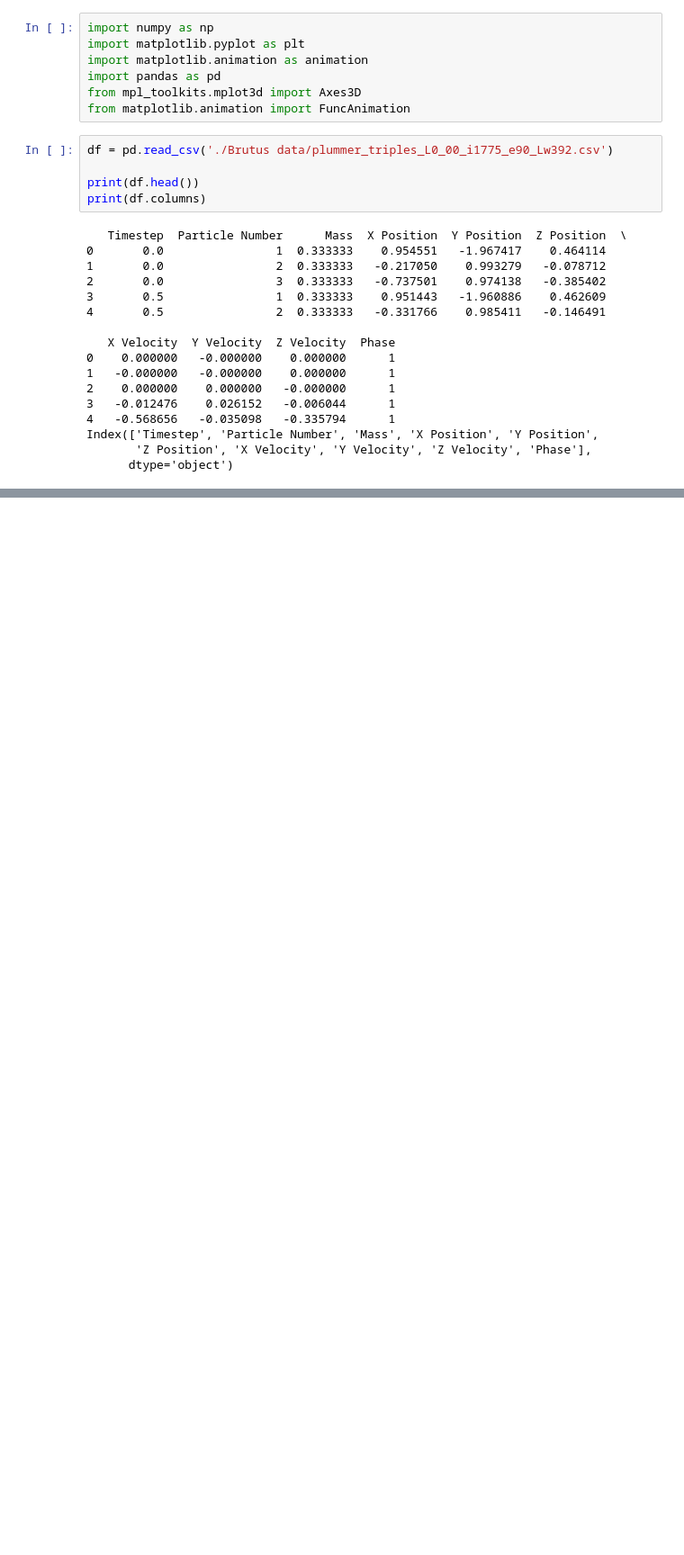
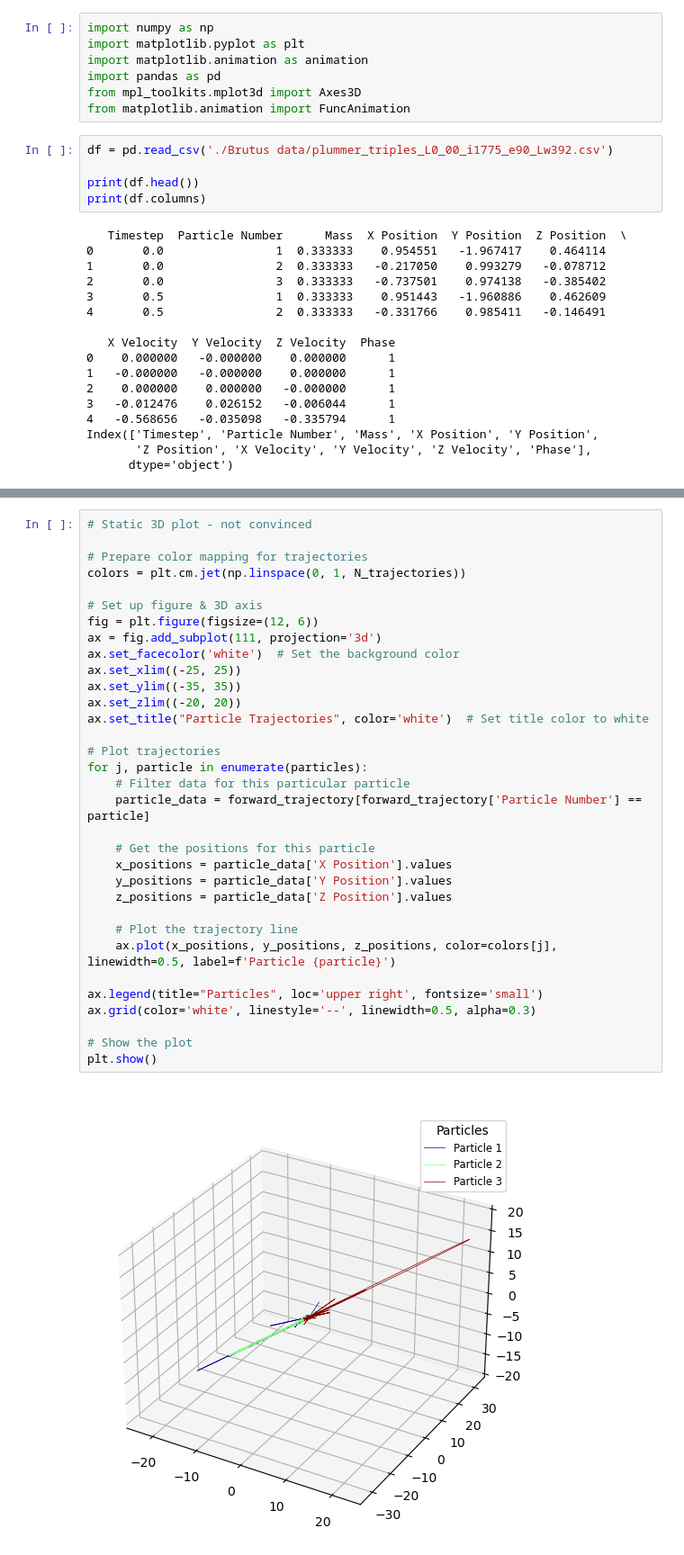
Before and after one commit to martinacacciola/Detecting-Chaos, a Jupyter notebook: Plot_Trajectory.ipynb, the cells around one changed output, grey strips where cells are left out. Shown at 90% size. Drawn from its saved outputs; the diff is of its cells as text; blank space fills up the shorter version.

```diff
--- a/Plot_Trajectory.ipynb
+++ b/Plot_Trajectory.ipynb
@@ -217,3 +242,38 @@ Animating frame 4699
 Animating frame 4700
 Animating frame 4701
 Animating frame 4702
+# %%
+# Static 3D plot - not convinced
+
+# Prepare color mapping for trajectories
+colors = plt.cm.jet(np.linspace(0, 1, N_trajectories))
+
+# Set up figure & 3D axis
+fig = plt.figure(figsize=(12, 6))
+ax = fig.add_subplot(111, projection='3d')
+ax.set_facecolor('white')  # Set the background color
+ax.set_xlim((-25, 25))
+ax.set_ylim((-35, 35))
+ax.set_zlim((-20, 20))
+ax.set_title("Particle Trajectories", color='white')  # Set title color to white
+
+# Plot trajectories
+for j, particle in enumerate(particles):
+    # Filter data for this particular particle
+    particle_data = forward_trajectory[forward_trajectory['Particle Number'] == particle]
+
+    # Get the positions for this particle
+    x_positions = particle_data['X Position'].values
+    y_positions = particle_data['Y Position'].values
+    z_positions = particle_data['Z Position'].values
+
+    # Plot the trajectory line
+    ax.plot(x_positions, y_positions, z_positions, color=colors[j], linewidth=0.5, label=f'Particle {particle}')
+
+ax.legend(title="Particles", loc='upper right', fontsize='small')
+ax.grid(color='white', linestyle='--', linewidth=0.5, alpha=0.3)
+
+# Show the plot
+plt.show()
+# %% [output]
+[figure, added]
```
Also changed, not shown: parts of 4 cells of this notebook.
